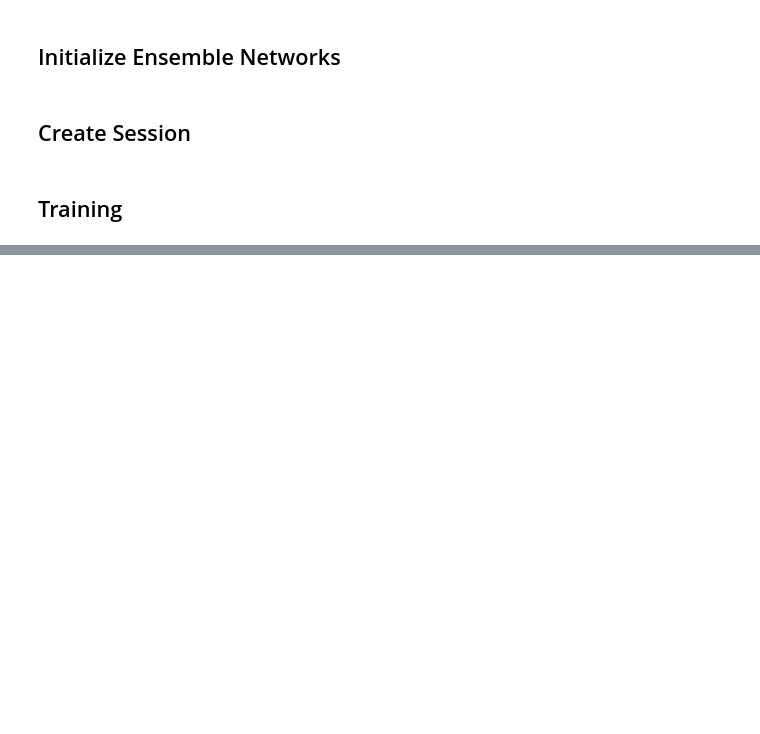
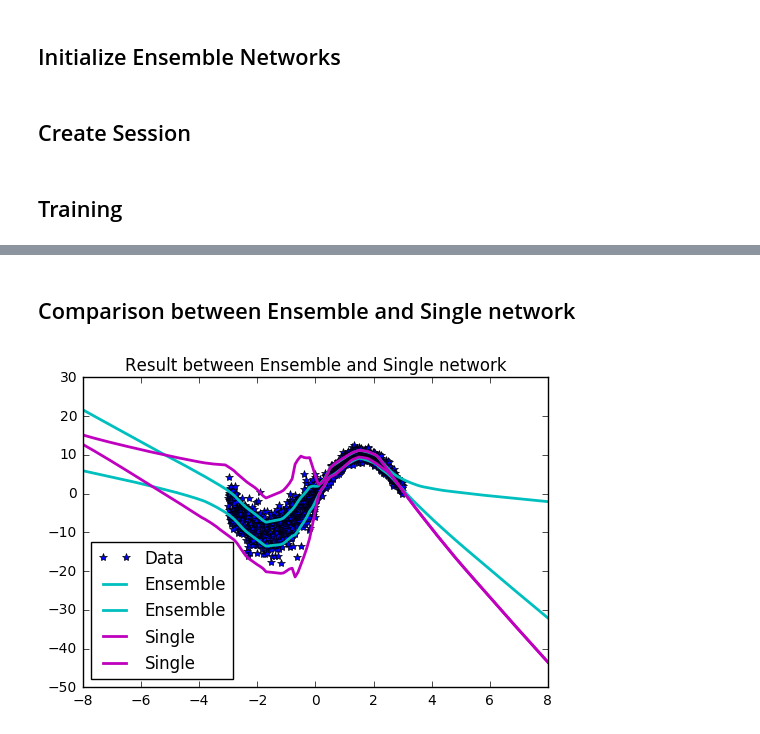
Before and after one commit to Kyushik/Predictive-Uncertainty-Estimation-using-Deep-Ensemble, a Jupyter notebook: Ensemble_Regression_ToyData.ipynb, the cells around one changed output, grey strips where cells are left out. Cells and saved outputs as stored; diff of their text form; code cells hidden in the pictures; blank space fills up the shorter version.

```diff
--- a/Ensemble_Regression_ToyData.ipynb
+++ b/Ensemble_Regression_ToyData.ipynb
@@ -280,0 +301,15 @@ plt.show()
+# %% [markdown]
+## Comparison between Ensemble and Single network
+# %%
+plt.plot(data_x, data_y, 'b*')
+plt.plot(x_sample, out_mu_sample_final - out_sig_sample_final, 'c', linewidth = 2)
+plt.plot(x_sample, out_mu_sample_final + out_sig_sample_final, 'c', linewidth = 2)
+plt.plot(x_sample, out_mu_single + out_sig_single, 'm', linewidth = 2)
+plt.plot(x_sample, out_mu_single - out_sig_single, 'm', linewidth = 2)
+
+plt.legend(['Data', 'Ensemble', 'Ensemble', 'Single', 'Single'], loc='best')
+plt.title('Result between Ensemble and Single network')
+
+plt.show()
+# %% [output]
+[figure, added]
```
Also changed, not shown: parts of 9 cells of this notebook, 5 other files.
